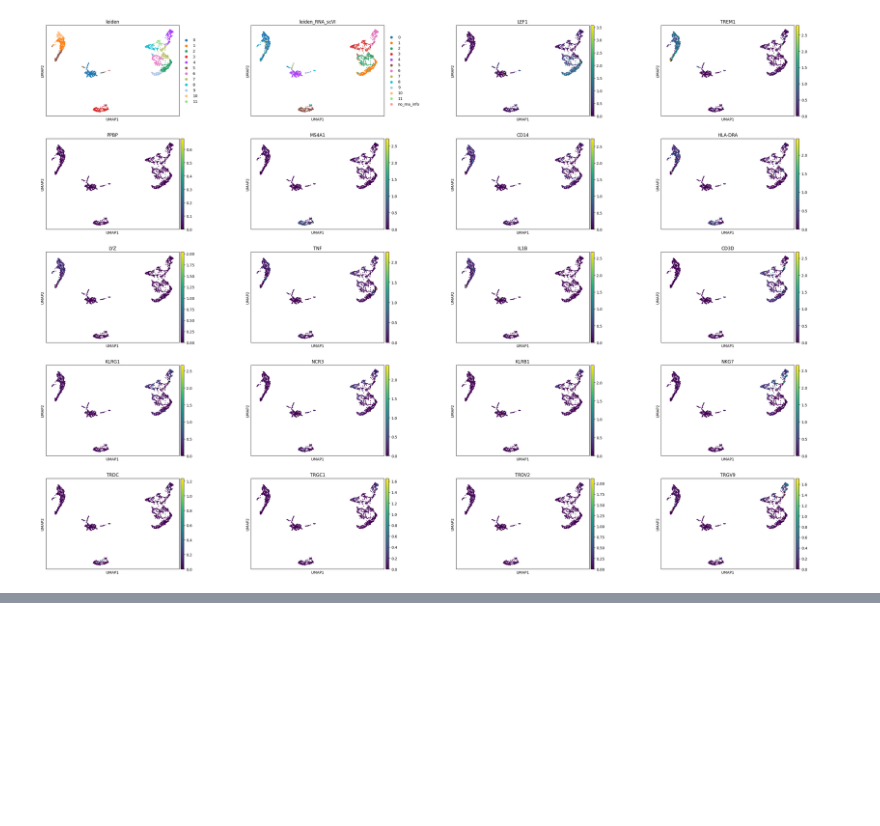
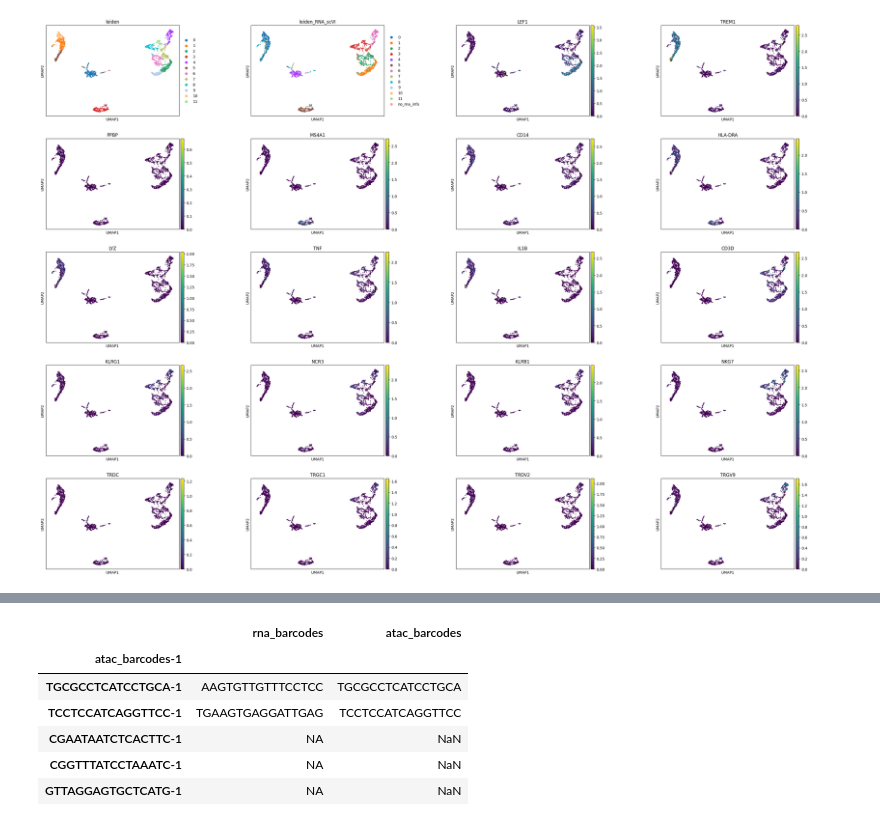
Before and after one commit to streetslab/SADE, a Jupyter notebook: EDA/pbmc_snapatac_p2.ipynb, the cells around one changed output, grey strips where cells are left out. Cells and saved outputs as stored; diff of their text form; code cells hidden in the pictures; blank space fills up the shorter version.

```diff
--- a/EDA/pbmc_snapatac_p2.ipynb
+++ b/EDA/pbmc_snapatac_p2.ipynb
@@ -363,0 +279,7 @@ distinguishable_colors = ['#1f77b4',
+# %%
+rna_cell_index_file = os.path.join(Union_cell_subdir, '_unioncell_rna_order_index.csv')
+rna_cell_index = pd.read_csv(rna_cell_index_file, index_col=0, header=0)
+rna_cell_index['atac_barcodes-1'] = rna_cell_index['atac_barcodes'] + '-1'
+rna_cell_index = rna_cell_index.set_index('atac_barcodes-1')
+print(rna_cell_index.shape)
+rna_cell_index.head(2)
@@ -363,0 +292,15 @@ distinguishable_colors = ['#1f77b4',
+# %%
+# 3 cells do not have RNA data and only ATAC, do need to add to the index for heat map plot's consistency
+for cell in gene_matrix.obs.index:
+    if cell not in rna_cell_index['atac_barcodes']:
+        rna_cell_index.loc[cell, 'rna_barcodes'] =None
+# %%
+rna_cell_index.tail(5)
+# %% [output]
+|  | rna_barcodes | atac_barcodes |
+| atac_barcodes-1 |  |  |
+| TGCGCCTCATCCTGCA-1 | AAGTGTTGTTTCCTCC | TGCGCCTCATCCTGCA |
+| TCCTCCATCAGGTTCC-1 | TGAAGTGAGGATTGAG | TCCTCCATCAGGTTCC |
+| CGAATAATCTCACTTC-1 | NA | NaN |
+| CGGTTTATCCTAAATC-1 | NA | NaN |
+| GTTAGGAGTGCTCATG-1 | NA | NaN |
```
Also changed, not shown: parts of 38 cells of this notebook, 4 other files.
